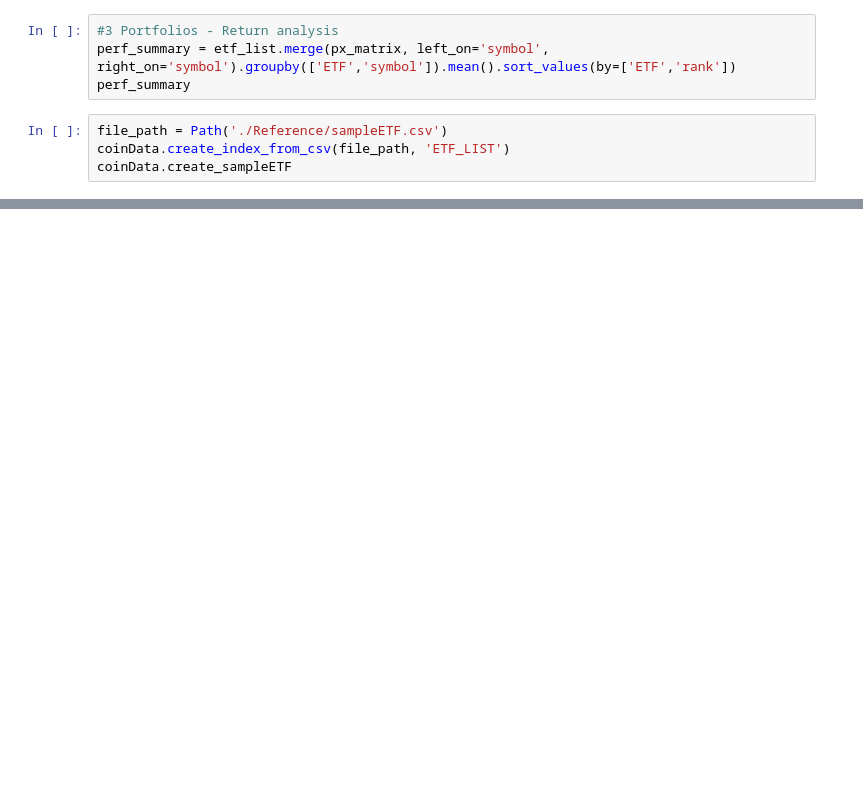
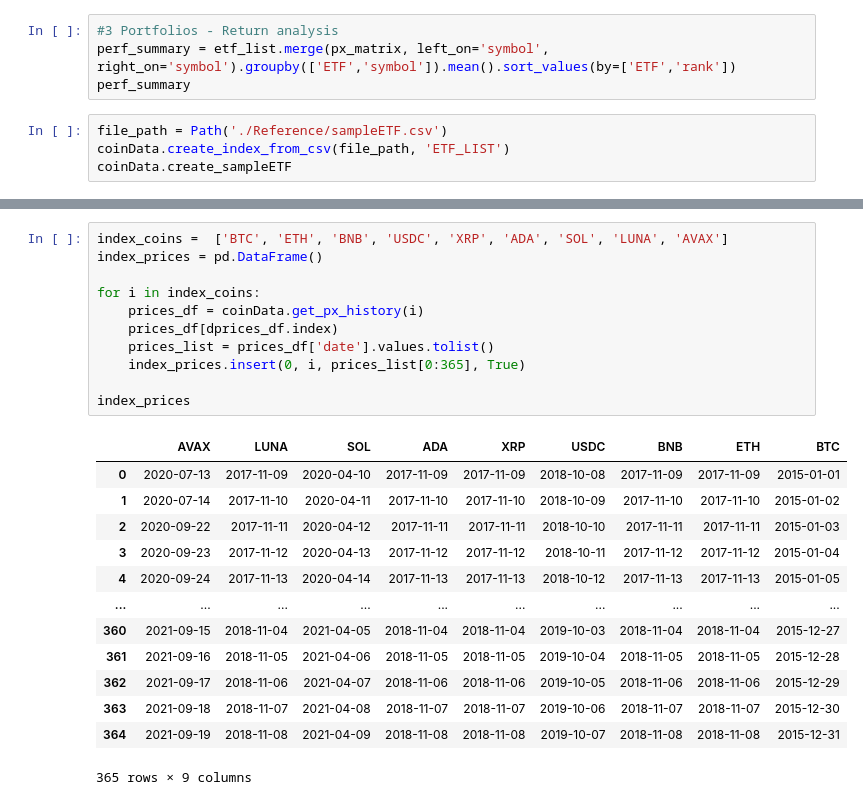
Before and after one commit to stefimaz/Numisma, a Jupyter notebook: CryptoAnalyzer.ipynb, the cells around one changed output, grey strips where cells are left out. Cells and saved outputs as stored; diff of their text form; blank space fills up the shorter version.

```diff
--- a/CryptoAnalyzer.ipynb
+++ b/CryptoAnalyzer.ipynb
@@ -150,0 +467,25 @@ coinData.create_index_from_csv(file_path, 'COINBASE_100')
+# %%
+index_coins =  ['BTC', 'ETH', 'BNB', 'USDC', 'XRP', 'ADA', 'SOL', 'LUNA', 'AVAX']
+index_prices = pd.DataFrame()
+
+for i in index_coins:
+    prices_df = coinData.get_px_history(i)
+    prices_df[dprices_df.index)
+    prices_list = prices_df['date'].values.tolist()
+    index_prices.insert(0, i, prices_list[0:365], True)
+
+index_prices
+# %% [output]
+|  | AVAX | LUNA | SOL | ADA | XRP | USDC | BNB | ETH | BTC |
+| 0 | 2020-07-13 | 2017-11-09 | 2020-04-10 | 2017-11-09 | 2017-11-09 | 2018-10-08 | 2017-11-09 | 2017-11-09 | 2015-01-01 |
+| 1 | 2020-07-14 | 2017-11-10 | 2020-04-11 | 2017-11-10 | 2017-11-10 | 2018-10-09 | 2017-11-10 | 2017-11-10 | 2015-01-02 |
+| 2 | 2020-09-22 | 2017-11-11 | 2020-04-12 | 2017-11-11 | 2017-11-11 | 2018-10-10 | 2017-11-11 | 2017-11-11 | 2015-01-03 |
+| 3 | 2020-09-23 | 2017-11-12 | 2020-04-13 | 2017-11-12 | 2017-11-12 | 2018-10-11 | 2017-11-12 | 2017-11-12 | 2015-01-04 |
+| 4 | 2020-09-24 | 2017-11-13 | 2020-04-14 | 2017-11-13 | 2017-11-13 | 2018-10-12 | 2017-11-13 | 2017-11-13 | 2015-01-05 |
+| ... | ... | ... | ... | ... | ... | ... | ... | ... | ... |
+| 360 | 2021-09-15 | 2018-11-04 | 2021-04-05 | 2018-11-04 | 2018-11-04 | 2019-10-03 | 2018-11-04 | 2018-11-04 | 2015-12-27 |
+| 361 | 2021-09-16 | 2018-11-05 | 2021-04-06 | 2018-11-05 | 2018-11-05 | 2019-10-04 | 2018-11-05 | 2018-11-05 | 2015-12-28 |
+| 362 | 2021-09-17 | 2018-11-06 | 2021-04-07 | 2018-11-06 | 2018-11-06 | 2019-10-05 | 2018-11-06 | 2018-11-06 | 2015-12-29 |
+| 363 | 2021-09-18 | 2018-11-07 | 2021-04-08 | 2018-11-07 | 2018-11-07 | 2019-10-06 | 2018-11-07 | 2018-11-07 | 2015-12-30 |
+| 364 | 2021-09-19 | 2018-11-08 | 2021-04-09 | 2018-11-08 | 2018-11-08 | 2019-10-07 | 2018-11-08 | 2018-11-08 | 2015-12-31 |
+365 rows × 9 columns
```
Also changed, not shown: parts of 25 cells of this notebook.
